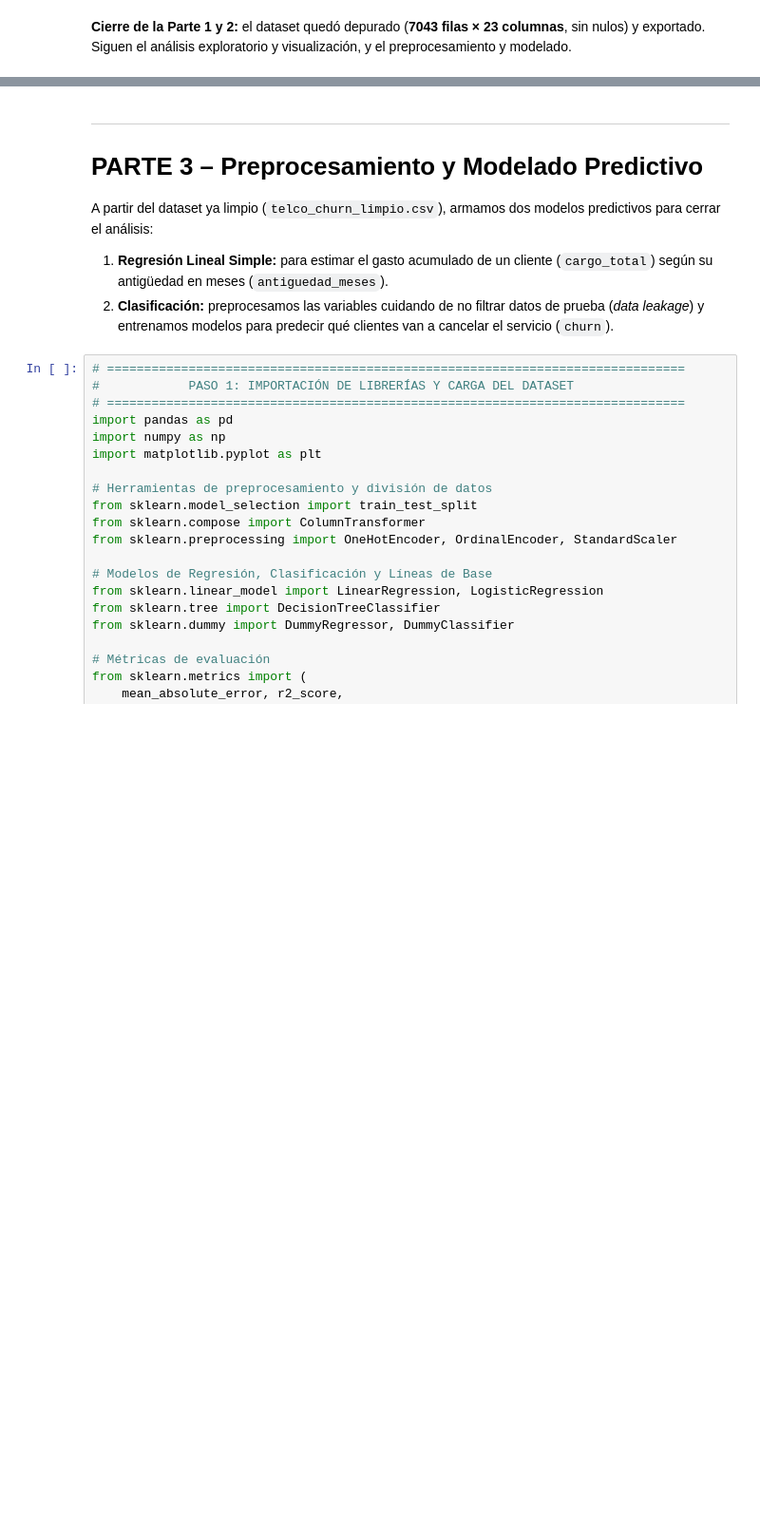
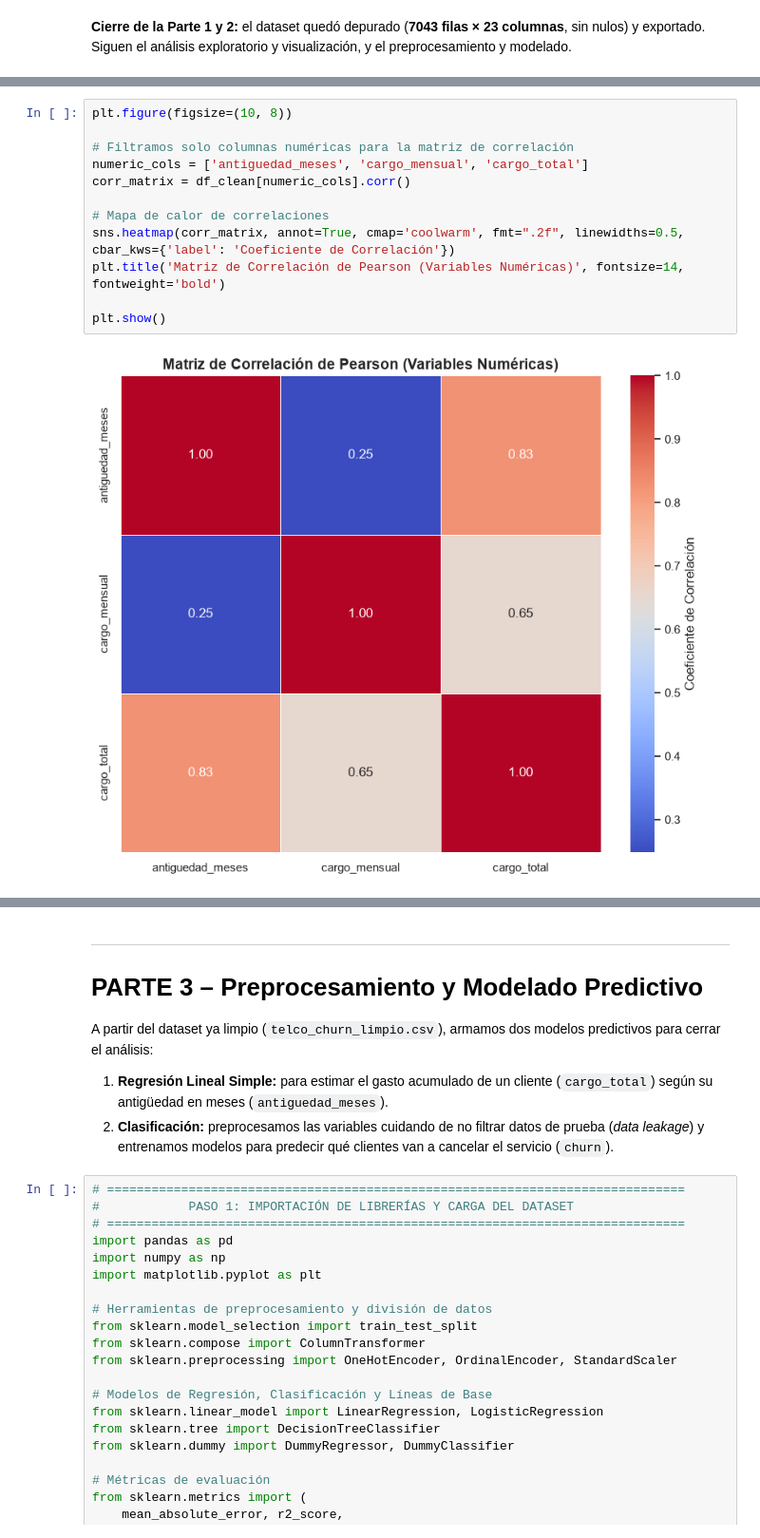
Before and after one commit to rociojuarez/analisis-de-datos-telco-churn, a Jupyter notebook: notebooks/TPI_Analisis_de_Datos.ipynb, the cells around one changed output, grey strips where cells are left out. Shown at 95% size. Saved outputs shown, nothing was run; the diff lists cells and outputs as text; blank space fills up the shorter version.

Commit message:
Simplificar EDA, corregir nombres de columnas, reordenar notebook y agregar carátula al informe

```diff
--- a/notebooks/TPI_Analisis_de_Datos.ipynb
+++ b/notebooks/TPI_Analisis_de_Datos.ipynb
@@ -600,0 +759,14 @@ dtype: int64
+# %%
+plt.figure(figsize=(10, 8))
+
+# Filtramos solo columnas numéricas para la matriz de correlación
+numeric_cols = ['antiguedad_meses', 'cargo_mensual', 'cargo_total']
+corr_matrix = df_clean[numeric_cols].corr()
+
+# Mapa de calor de correlaciones
+sns.heatmap(corr_matrix, annot=True, cmap='coolwarm', fmt=".2f", linewidths=0.5, cbar_kws={'label': 'Coeficiente de Correlación'})
+plt.title('Matriz de Correlación de Pearson (Variables Numéricas)', fontsize=14, fontweight='bold')
+
+plt.show()
+# %% [output]
+[figure, added]
```
Also changed, not shown: parts of 29 cells of this notebook, 3 other files.
